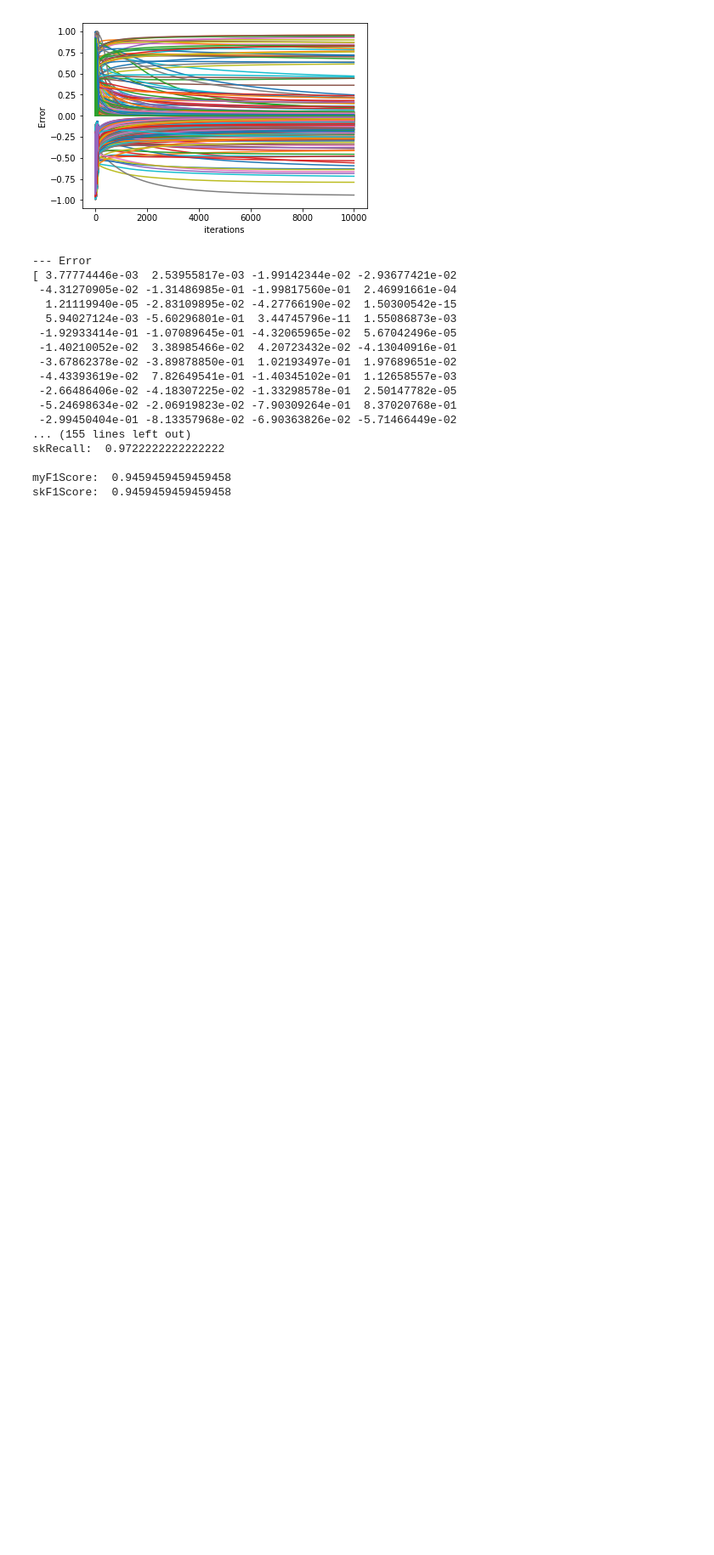
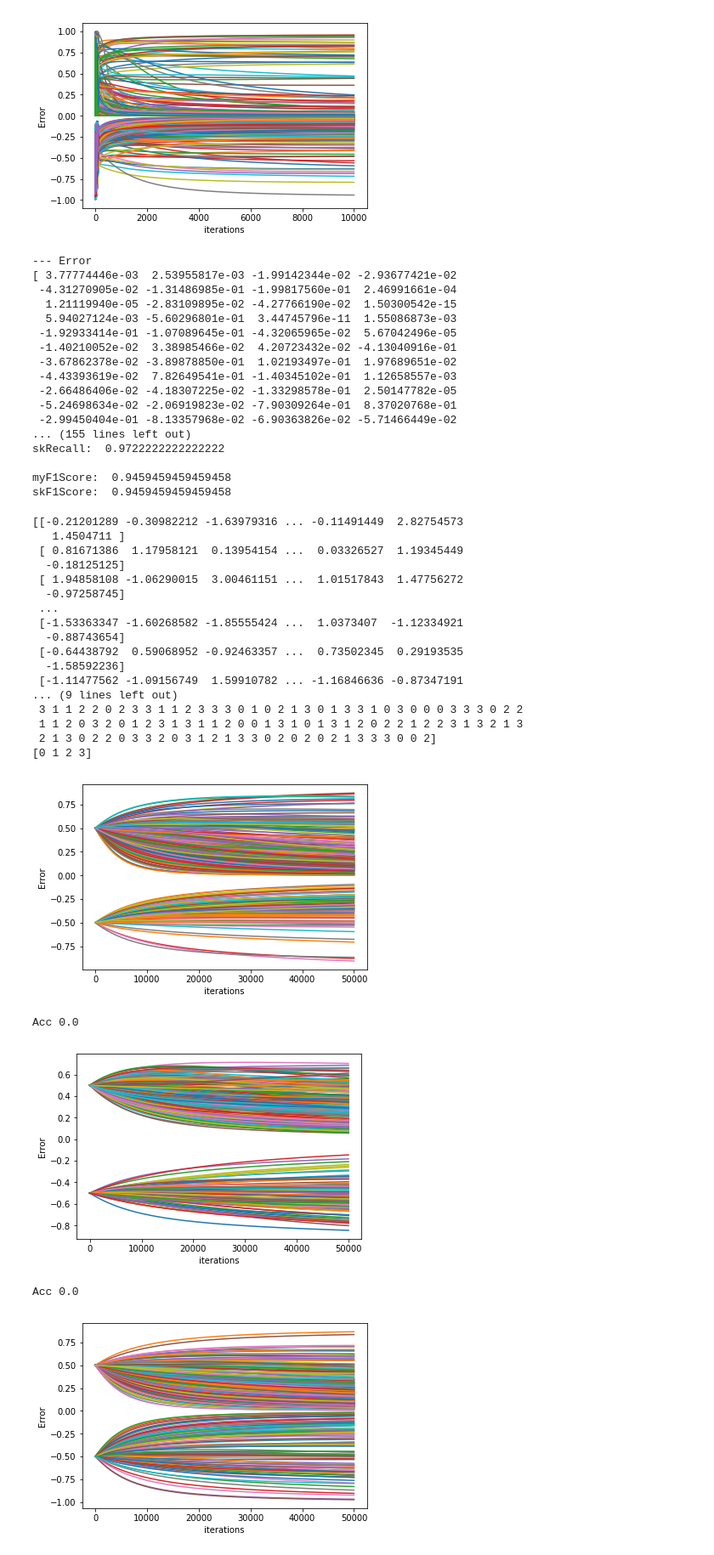
Before and after one commit to azaelmsousa/LogisticRegression-ANN, a Jupyter notebook: LogisticSGD.ipynb, the cells around one changed output. Shown at 85% size. Cells and saved outputs as stored; diff of their text form; code cells hidden in the pictures; blank space fills up the shorter version.

```diff
--- a/LogisticSGD.ipynb
+++ b/LogisticSGD.ipynb
@@ -55,7 +55,7 @@ def classify_multiclass(theta , X):
 	classes = []
 	max_prob = np.array([])
 	for m in theta:
-		h = Hypothesis(theta[m],X)
+		h = hypothesis(theta[m],X)
 		if max_prob.size == 0:
 			max_prob = h
 			classes = [m]*h.shape[0]
@@ -269,37 +269,62 @@ theta = {}
 
 for c in classes:
 
-	cy = np.copy(y_train)
+    cy = np.copy(y_train)
 
-	cy[y_train != c] = 0.
-	cy[y_train == c] = 1.
+    cy[y_train != c] = 0.
+    cy[y_train == c] = 1.
 
-	theta[c],acc = BGD(X_train,cy,0.0001,50000)
+    theta[c],acc = BGD(X_train,cy,0.0001,50000)
+    predY = classify(theta[c],X_test, th=0.5)
+    print ("Acc", accuracy_score(cy,predY))
 
 predY = classify_multiclass(theta,X_test)
 print("\n--- Classification")
 print(predY)
 print("\n--- Expected Output")
 print(y_test)
 
 acc = accuracy_score(y_test,predY,mode='multi')
 sk_acc = metrics.accuracy_score(y_test,predY)
 pre = precision_score(y_test,predY,mode='multi')
 sk_pre = metrics.precision_score(y_test,predY,average='micro')
 recall = recall_score(y_test,predY,mode='multi')
 sk_recall = metrics.recall_score(y_test,predY,average='micro')
 f = fb_score(y_test,predY,1,mode='multi')
 sk_f = metrics.f1_score(y_test,predY,average='micro')
 
 print()
 print("myAccuracy: ", str(acc))
 print("skAccuracy: ", str(sk_acc))
 print()
 print("myPrecision: ",str(pre))
 print("skPrecision: ",str(sk_pre))
 print()
 print("myRecall: ",str(recall))
 print("skRecall: ",str(sk_recall))
 print()
 print("myF1Score: ",str(f))
 print("skF1Score: ",str(sk_f))
+# %% [output]
+[[-0.21201289 -0.30982212 -1.63979316 ... -0.11491449  2.82754573
+   1.4504711 ]
+ [ 0.81671386  1.17958121  0.13954154 ...  0.03326527  1.19345449
+  -0.18125125]
+ [ 1.94858108 -1.06290015  3.00461151 ...  1.01517843  1.47756272
+  -0.97258745]
+ ...
+ [-1.53363347 -1.60268582 -1.85555424 ...  1.0373407  -1.12334921
+  -0.88743654]
+ [-0.64438792  0.59068952 -0.92463357 ...  0.73502345  0.29193535
+  -1.58592236]
+ [-1.11477562 -1.09156749  1.59910782 ... -1.16846636 -0.87347191
+... (9 lines left out)
+ 3 1 1 2 2 0 2 3 3 1 1 2 3 3 3 0 1 0 2 1 3 0 1 3 3 1 0 3 0 0 0 3 3 3 0 2 2
+ 1 1 2 0 3 2 0 1 2 3 1 3 1 1 2 0 0 1 3 1 0 1 3 1 2 0 2 2 1 2 2 3 1 3 2 1 3
+ 2 1 3 0 2 2 0 3 3 2 0 3 1 2 1 3 3 0 2 0 2 0 2 1 3 3 3 0 0 2]
+[0 1 2 3]
+[figure, added]
+Acc 0.0
+[figure, added]
+Acc 0.0
+[figure, added]
```
Also changed, not shown: parts of 2 cells of this notebook, 3 other files.
